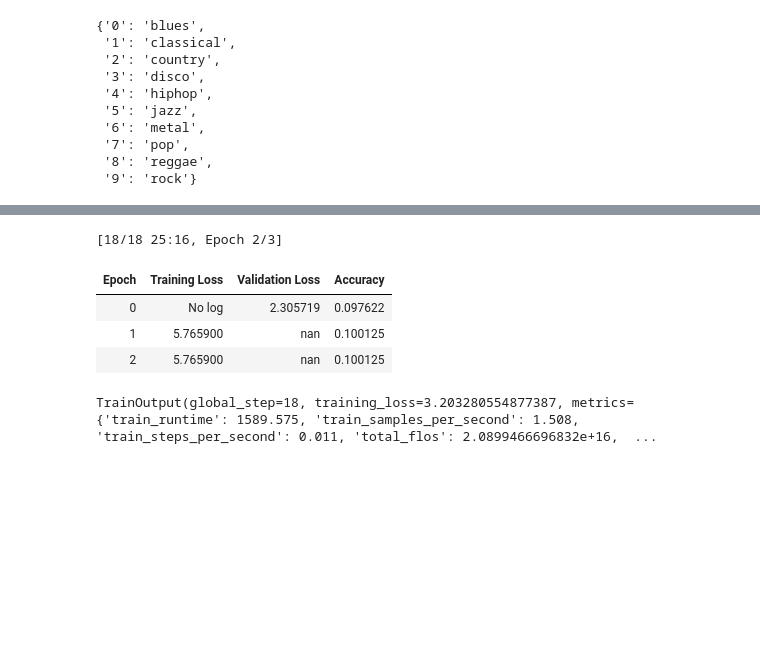
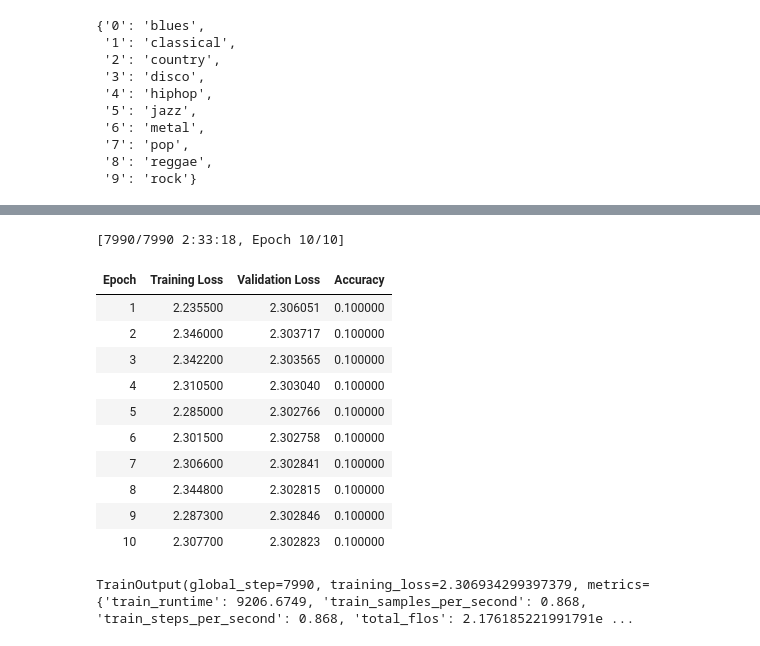
Before and after one commit to lucijamilicic/ml_music_classification, a Jupyter notebook: Transformers.ipynb, the cells around one changed output, grey strips where cells are left out. Cells and saved outputs as stored; diff of their text form; code cells hidden in the pictures; blank space fills up the shorter version.

Commit message:
update transformer model

```diff
--- a/Transformers.ipynb
+++ b/Transformers.ipynb
@@ -64,7 +103,20 @@ data["train"][0]
 # %%
+max_duration = 30.0
+
+
 def preprocess_function(examples):
     audio_arrays = [x["array"] for x in examples["audio"]]
-    inputs = feature_extractor(audio_arrays, sampling_rate=feature_extractor.sampling_rate, max_length=16000, truncation=True)
+    inputs = feature_extractor(
+        audio_arrays,
+        sampling_rate=feature_extractor.sampling_rate,
+        max_length=int(feature_extractor.sampling_rate * max_duration),
+        truncation=True,
+        return_attention_mask=True,
+    )
     return inputs
+# def preprocess_function(examples):
+#     audio_arrays = [x["array"] for x in examples["audio"]]
+#     inputs = feature_extractor(audio_arrays, sampling_rate=feature_extractor.sampling_rate, max_length=16000, truncation=True)
+#     return inputs
 # %%
-data = data.map(preprocess_function, remove_columns="audio", batched=True)
+data = data.map(preprocess_function, remove_columns="audio", batched=True, batch_size=100, num_proc=1)
@@ -76,5 +145,5 @@ def compute_metrics(eval_pred):
     return accuracy.compute(predictions=predictions, references=eval_pred.label_ids)
 # %%
 num_labels = len(id2label)
-model = AutoModelForAudioClassification.from_pretrained("facebook/wav2vec2-base", num_labels=num_labels, label2id=label2id, id2label=id2label)
+model = AutoModelForAudioClassification.from_pretrained(PRETRAINED_MODEL, num_labels=num_labels, label2id=label2id, id2label=id2label)
 # %% [output]
@@ -84,36 +156,47 @@ You should probably TRAIN this model on a down-stream task to be able to use it
 # data["train"][0]
 # %%
 # data["test"][0]
+# %%
+BATCH_SIZE = 1
+EPOCHS = 10
 # %%
 training_args = TrainingArguments(
     output_dir="music-classification",
     evaluation_strategy="epoch",
     save_strategy="epoch",
-    learning_rate=3e-4,
-    per_device_train_batch_size=32,
-    gradient_accumulation_steps=4,
-    per_device_eval_batch_size=32,
-    num_train_epochs=10,
+    learning_rate=3e-5,
+    per_device_train_batch_size=BATCH_SIZE,
+    gradient_accumulation_steps=1,
+    per_device_eval_batch_size=BATCH_SIZE,
+    num_train_epochs=EPOCHS,
     warmup_ratio=0.1,
     logging_steps=10,
     load_best_model_at_end=True,
     metric_for_best_model="accuracy",
+    optim="adamw_torch"
 )
 
 trainer = Trainer(
     model=model,
     args=training_args,
     train_dataset=data["train"],
-    eval_dataset=data["test"],
+    eval_dataset=data["val"],
     tokenizer=feature_extractor,
     compute_metrics=compute_metrics,
 )
 
 trainer.train()
 # %% [output]
-[18/18 25:16, Epoch 2/3]
+[7990/7990 2:33:18, Epoch 10/10]
 | Epoch | Training Loss | Validation Loss | Accuracy |
-| 0 | No log | 2.305719 | 0.097622 |
-| 1 | 5.765900 | nan | 0.100125 |
-| 2 | 5.765900 | nan | 0.100125 |
+| 1 | 2.235500 | 2.306051 | 0.100000 |
+| 2 | 2.346000 | 2.303717 | 0.100000 |
+| 3 | 2.342200 | 2.303565 | 0.100000 |
+| 4 | 2.310500 | 2.303040 | 0.100000 |
+| 5 | 2.285000 | 2.302766 | 0.100000 |
+| 6 | 2.301500 | 2.302758 | 0.100000 |
+| 7 | 2.306600 | 2.302841 | 0.100000 |
+| 8 | 2.344800 | 2.302815 | 0.100000 |
+| 9 | 2.287300 | 2.302846 | 0.100000 |
+| 10 | 2.307700 | 2.302823 | 0.100000 |
-TrainOutput(global_step=18, training_loss=3.203280554877387, metrics={'train_runtime': 1589.575, 'train_samples_per_second': 1.508, 'train_steps_per_second': 0.011, 'total_flos': 2.0899466696832e+16,  ...
+TrainOutput(global_step=7990, training_loss=2.306934299397379, metrics={'train_runtime': 9206.6749, 'train_samples_per_second': 0.868, 'train_steps_per_second': 0.868, 'total_flos': 2.176185221991791e ...
```
Also changed, not shown: parts of 27 cells of this notebook.
